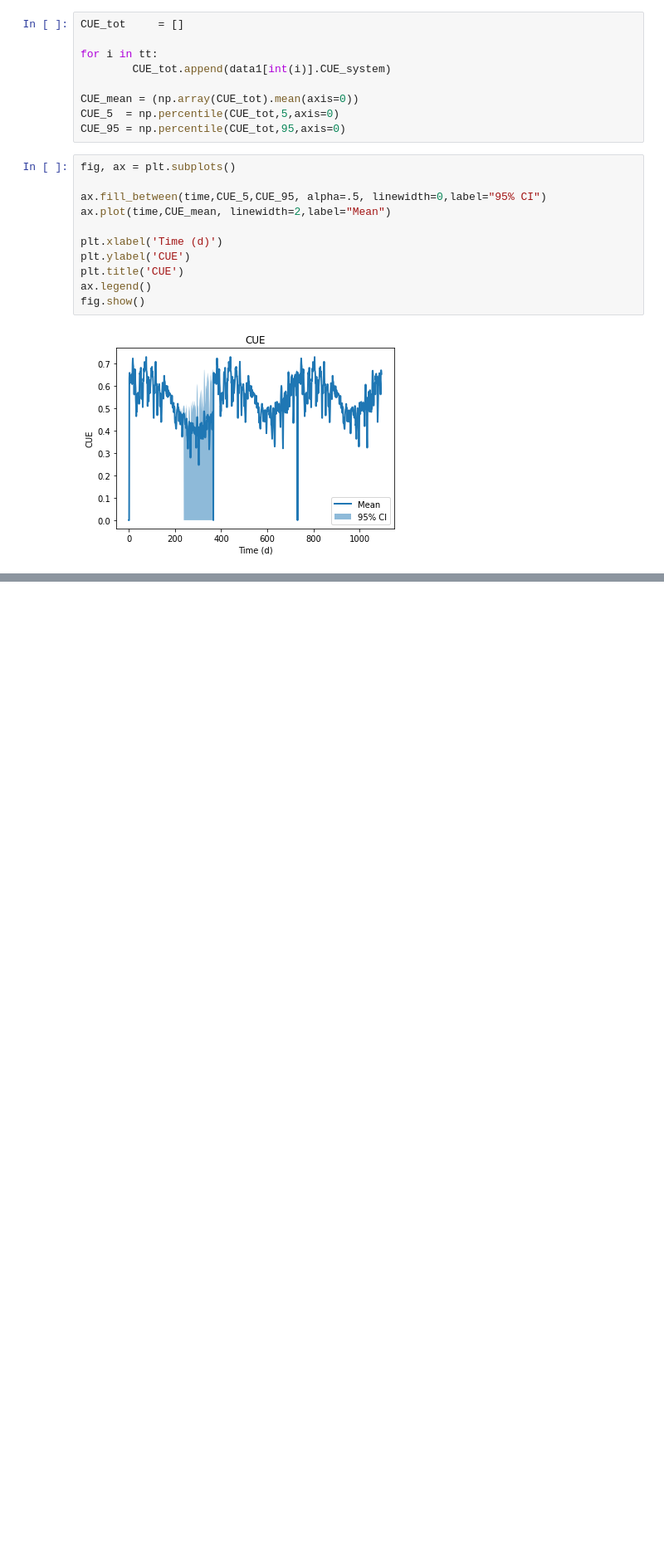
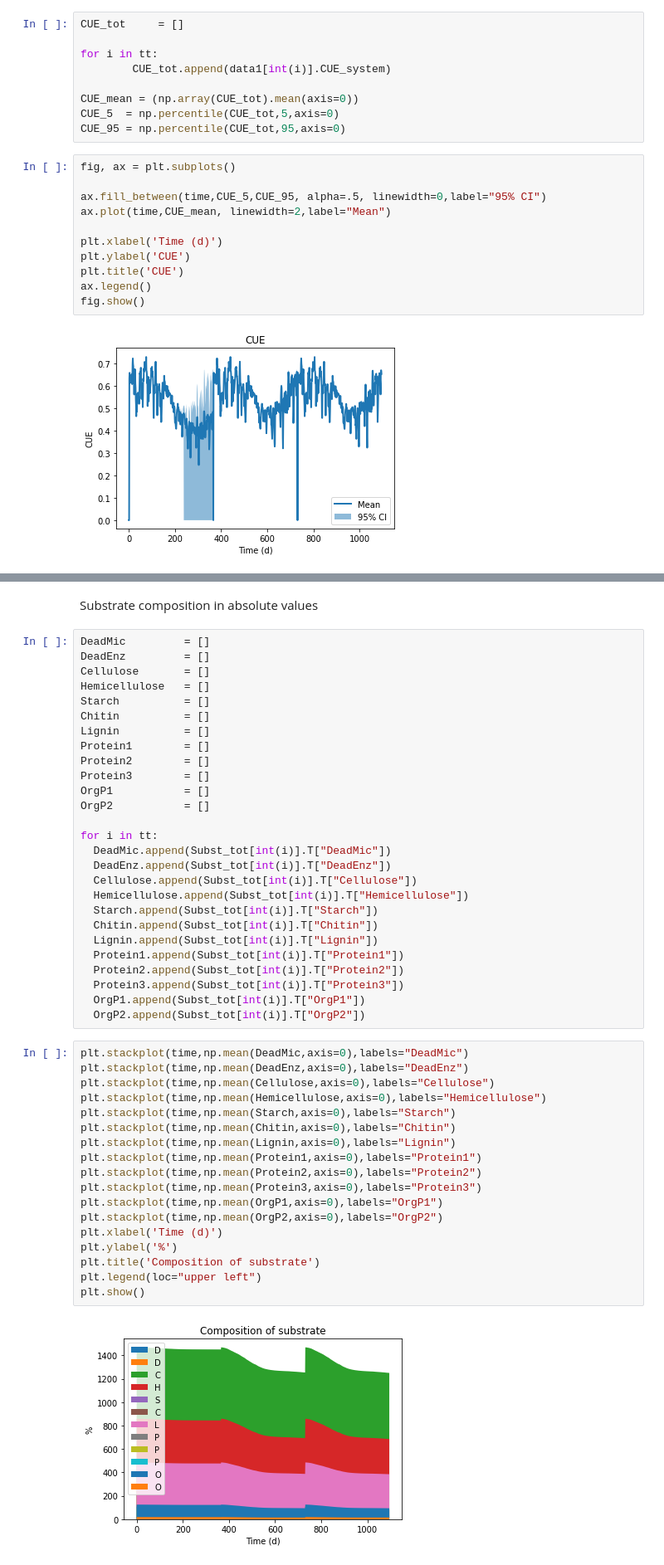
Before and after one commit to DEMENT-Model/DEMENT_toy, a Jupyter notebook: plotting.ipynb, the cells around one changed output, grey strips where cells are left out. Shown at 83% size. Drawn from its saved outputs; the diff is of its cells as text; blank space fills up the shorter version.

```diff
--- a/plotting.ipynb
+++ b/plotting.ipynb
@@ -72,0 +178,49 @@ fig.show()
+# %% [markdown]
+Substrate composition in absolute values
+# %%
+DeadMic         = []
+DeadEnz         = []
+Cellulose       = []
+Hemicellulose   = []
+Starch          = []
+Chitin          = []
+Lignin          = []
+Protein1        = []
+Protein2        = []
+Protein3        = []
+OrgP1           = []
+OrgP2           = []
+
+for i in tt:
+  DeadMic.append(Subst_tot[int(i)].T["DeadMic"])
+  DeadEnz.append(Subst_tot[int(i)].T["DeadEnz"])
+  Cellulose.append(Subst_tot[int(i)].T["Cellulose"])
+  Hemicellulose.append(Subst_tot[int(i)].T["Hemicellulose"])
+  Starch.append(Subst_tot[int(i)].T["Starch"])
+  Chitin.append(Subst_tot[int(i)].T["Chitin"])
+  Lignin.append(Subst_tot[int(i)].T["Lignin"])
+  Protein1.append(Subst_tot[int(i)].T["Protein1"])
+  Protein2.append(Subst_tot[int(i)].T["Protein2"])
+  Protein3.append(Subst_tot[int(i)].T["Protein3"])
+  OrgP1.append(Subst_tot[int(i)].T["OrgP1"])
+  OrgP2.append(Subst_tot[int(i)].T["OrgP2"])
+# %%
+plt.stackplot(time,np.mean(DeadMic,axis=0),labels="DeadMic")
+plt.stackplot(time,np.mean(DeadEnz,axis=0),labels="DeadEnz")
+plt.stackplot(time,np.mean(Cellulose,axis=0),labels="Cellulose")
+plt.stackplot(time,np.mean(Hemicellulose,axis=0),labels="Hemicellulose")
+plt.stackplot(time,np.mean(Starch,axis=0),labels="Starch")
+plt.stackplot(time,np.mean(Chitin,axis=0),labels="Chitin")
+plt.stackplot(time,np.mean(Lignin,axis=0),labels="Lignin")
+plt.stackplot(time,np.mean(Protein1,axis=0),labels="Protein1")
+plt.stackplot(time,np.mean(Protein2,axis=0),labels="Protein2")
+plt.stackplot(time,np.mean(Protein3,axis=0),labels="Protein3")
+plt.stackplot(time,np.mean(OrgP1,axis=0),labels="OrgP1")
+plt.stackplot(time,np.mean(OrgP2,axis=0),labels="OrgP2")
+plt.xlabel('Time (d)')
+plt.ylabel('%')
+plt.title('Composition of substrate')
+plt.legend(loc="upper left")
+plt.show()
+# %% [output]
+[figure, added]
```
Also changed, not shown: parts of 76 cells of this notebook.
